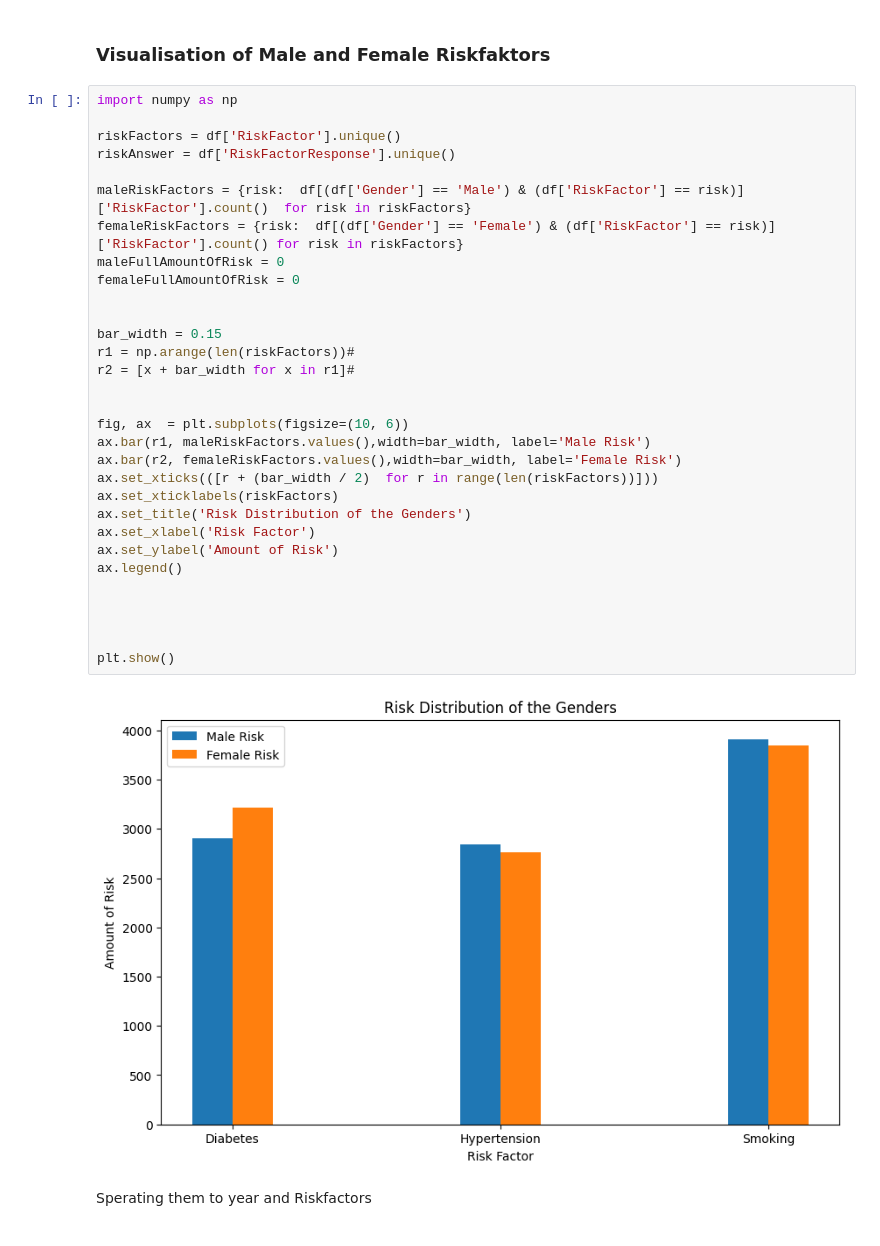
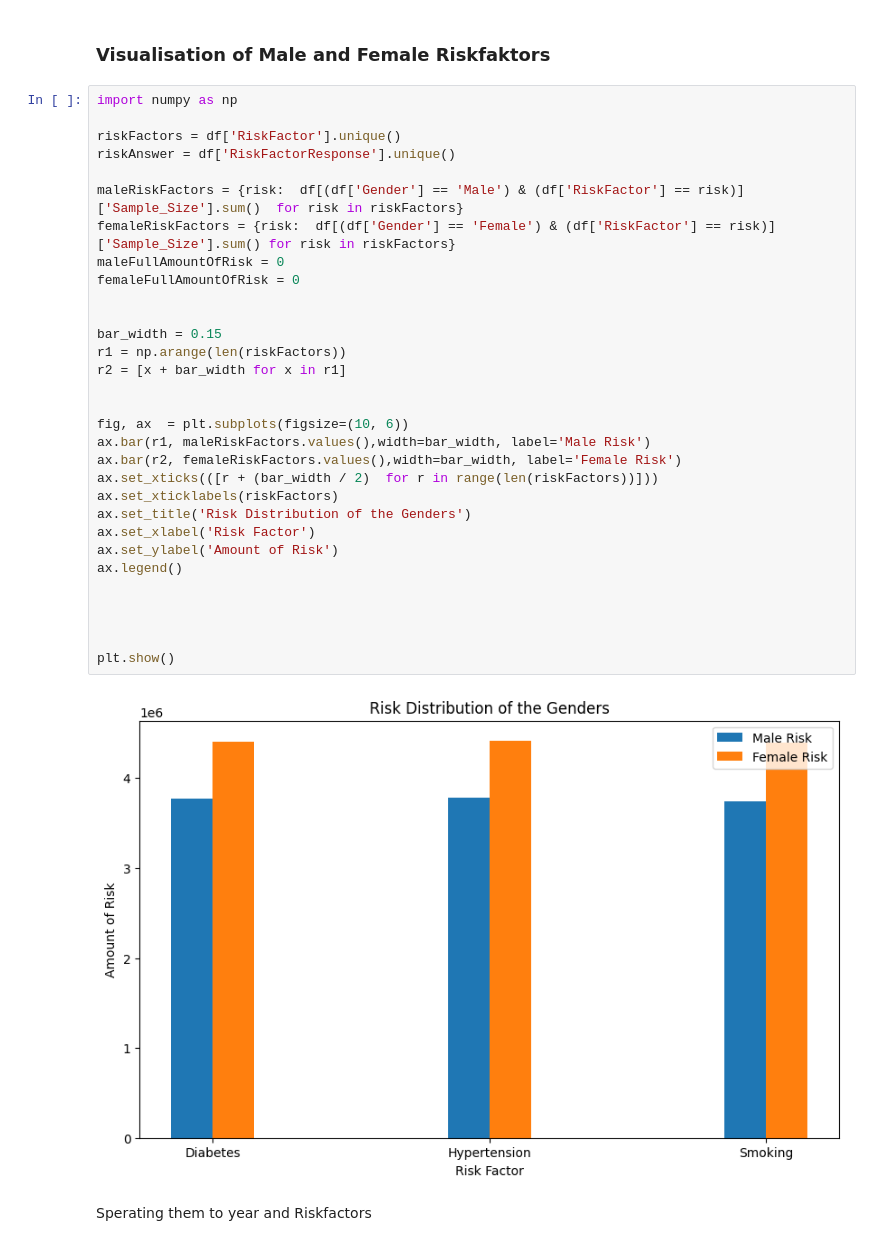
Before and after one commit to AntonioLeoneSolentUni/DataScienceAsseignment, a Jupyter notebook: mainHandin.ipynb, the cells around one changed output. Saved outputs shown, nothing was run; the diff lists cells and outputs as text.

```diff
--- a/mainHandin.ipynb
+++ b/mainHandin.ipynb
@@ -158,36 +154,36 @@ plt.pie(genderPercentage.values(),labels=genderPercentage.keys() ,autopct='%1.1f
 # %%
 import numpy as np
 
 riskFactors = df['RiskFactor'].unique()
 riskAnswer = df['RiskFactorResponse'].unique()
 
-maleRiskFactors = {risk:  df[(df['Gender'] == 'Male') & (df['RiskFactor'] == risk)]['RiskFactor'].count()  for risk in riskFactors}
-femaleRiskFactors = {risk:  df[(df['Gender'] == 'Female') & (df['RiskFactor'] == risk)]['RiskFactor'].count() for risk in riskFactors}
+maleRiskFactors = {risk:  df[(df['Gender'] == 'Male') & (df['RiskFactor'] == risk)]['Sample_Size'].sum()  for risk in riskFactors}
+femaleRiskFactors = {risk:  df[(df['Gender'] == 'Female') & (df['RiskFactor'] == risk)]['Sample_Size'].sum() for risk in riskFactors}
 maleFullAmountOfRisk = 0
 femaleFullAmountOfRisk = 0
 
 
 bar_width = 0.15
-r1 = np.arange(len(riskFactors))#
-r2 = [x + bar_width for x in r1]#
+r1 = np.arange(len(riskFactors))
+r2 = [x + bar_width for x in r1]
 
 
 fig, ax  = plt.subplots(figsize=(10, 6))
 ax.bar(r1, maleRiskFactors.values(),width=bar_width, label='Male Risk')
 ax.bar(r2, femaleRiskFactors.values(),width=bar_width, label='Female Risk')
 ax.set_xticks(([r + (bar_width / 2)  for r in range(len(riskFactors))]))
 ax.set_xticklabels(riskFactors)
 ax.set_title('Risk Distribution of the Genders')
 ax.set_xlabel('Risk Factor')
 ax.set_ylabel('Amount of Risk')
 ax.legend()
 
 
 
 
 plt.show()
 # %% [output]
-[figure, old version]
+[figure, new version]
 # %% [markdown]
 Sperating them to year and Riskfactors
 # %%
```
Also changed, not shown: parts of 11 cells of this notebook.
